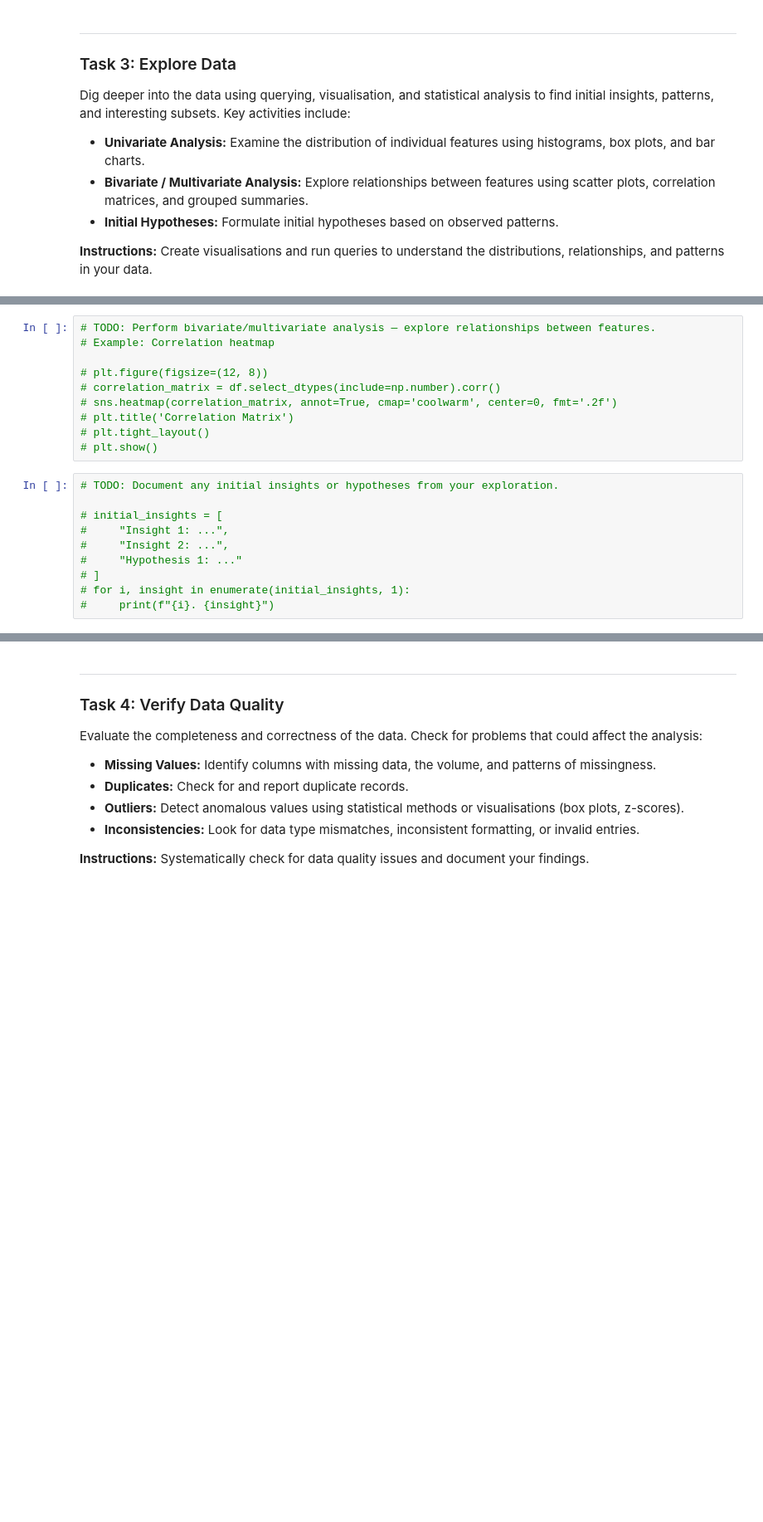
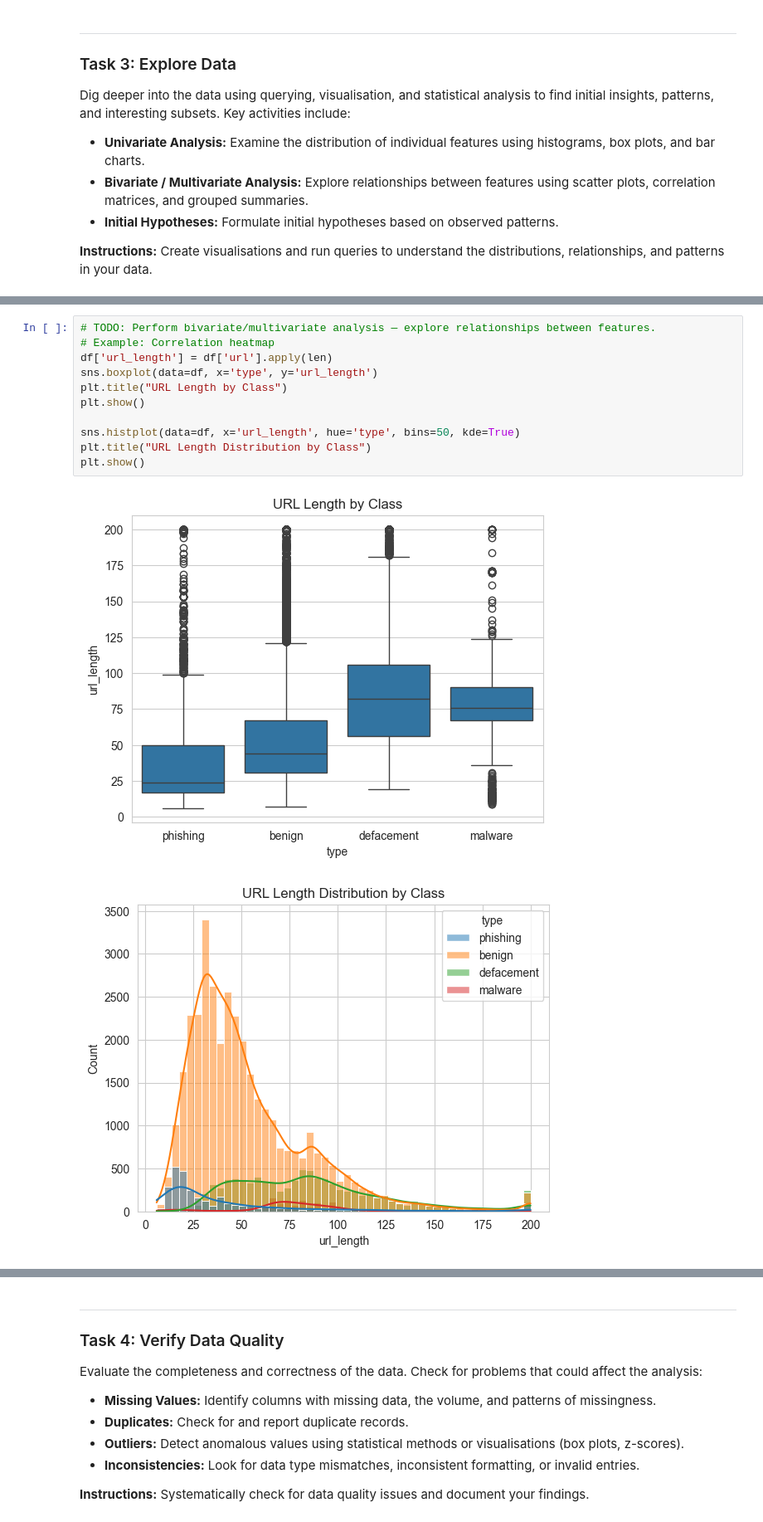
Before and after one commit to yassienE4/dsproject, a Jupyter notebook: notebooks/Phase_2_Data_Understanding.ipynb, the cells around one changed output, grey strips where cells are left out. Shown at 83% size. Drawn from its saved outputs; the diff is of its cells as text; blank space fills up the shorter version.

```diff
--- a/notebooks/Phase_2_Data_Understanding.ipynb
+++ b/notebooks/Phase_2_Data_Understanding.ipynb
@@ -102,20 +179,14 @@ Dig deeper into the data using querying, visualisation, and statistical analysis
-# %%
-# TODO: Perform bivariate/multivariate analysis — explore relationships between features.
-# Example: Correlation heatmap
-
-# plt.figure(figsize=(12, 8))
-# correlation_matrix = df.select_dtypes(include=np.number).corr()
-# sns.heatmap(correlation_matrix, annot=True, cmap='coolwarm', center=0, fmt='.2f')
-# plt.title('Correlation Matrix')
-# plt.tight_layout()
-# plt.show()
-# %%
-# TODO: Document any initial insights or hypotheses from your exploration.
-
-# initial_insights = [
-#     "Insight 1: ...",
-#     "Insight 2: ...",
-#     "Hypothesis 1: ..."
-# ]
-# for i, insight in enumerate(initial_insights, 1):
-#     print(f"{i}. {insight}")
+# %%
+# TODO: Perform bivariate/multivariate analysis — explore relationships between features.
+# Example: Correlation heatmap
+df['url_length'] = df['url'].apply(len)
+sns.boxplot(data=df, x='type', y='url_length')
+plt.title("URL Length by Class")
+plt.show()
+
+sns.histplot(data=df, x='url_length', hue='type', bins=50, kde=True)
+plt.title("URL Length Distribution by Class")
+plt.show()
+# %% [output]
+[figure, added]
+[figure, added]
```
Also changed, not shown: parts of 12 cells of this notebook, 2 other files.
